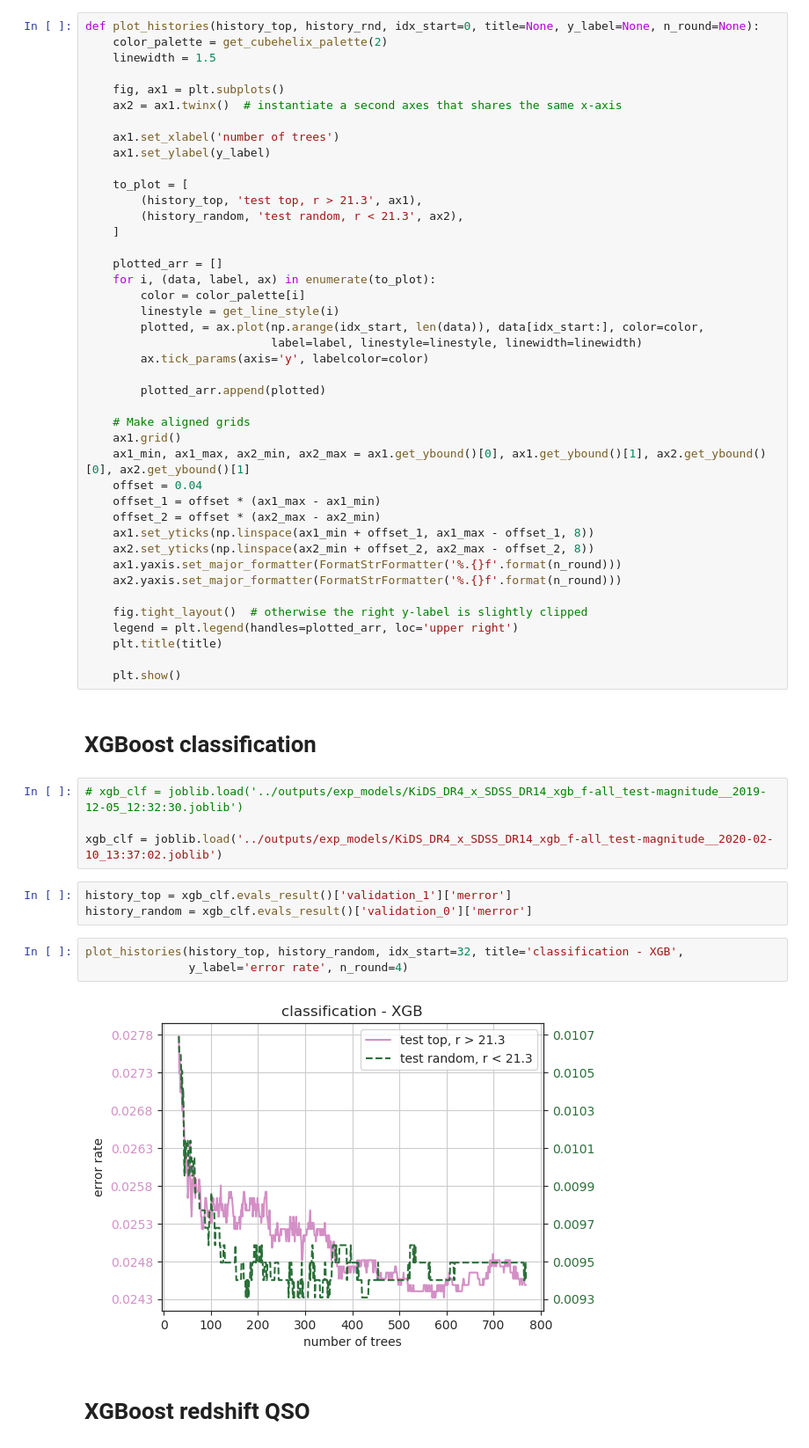
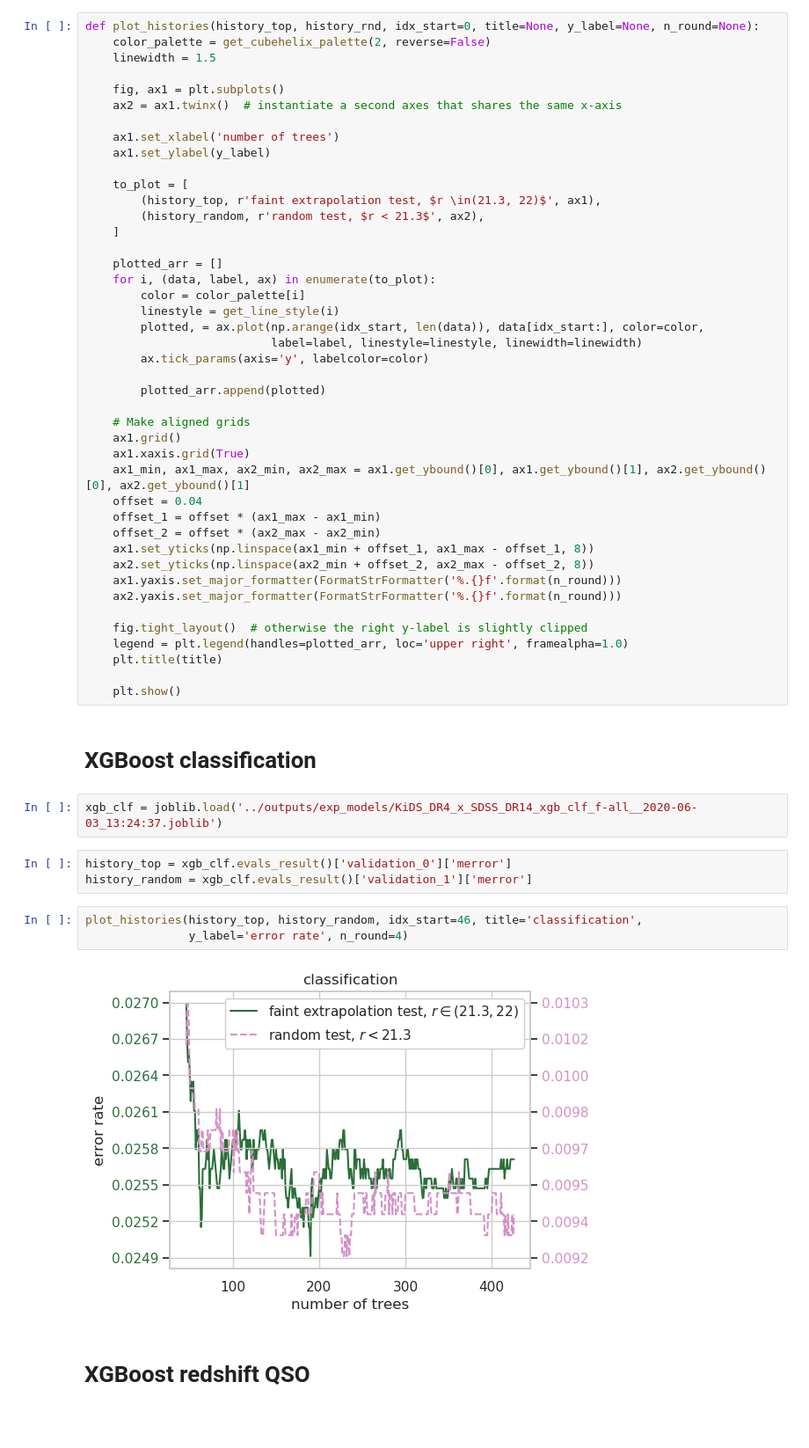
Before and after one commit to snakoneczny/kids-quasars, a Jupyter notebook: notebooks/plot_learning_history.ipynb, the cells around one changed output. Shown at 88% size. Saved outputs shown, nothing was run; the diff lists cells and outputs as text; blank space fills up the shorter version.

```diff
--- a/notebooks/plot_learning_history.ipynb
+++ b/notebooks/plot_learning_history.ipynb
@@ -24,6 +22,6 @@ sns.set_palette('cubehelix')
 # %%
 def plot_histories(history_top, history_rnd, idx_start=0, title=None, y_label=None, n_round=None):
-    color_palette = get_cubehelix_palette(2)
+    color_palette = get_cubehelix_palette(2, reverse=False)
     linewidth = 1.5
 
     fig, ax1 = plt.subplots()
@@ -33,8 +31,8 @@ def plot_histories(history_top, history_rnd, idx_start=0, title=None, y_label=No
     ax1.set_ylabel(y_label)
 
     to_plot = [
-        (history_top, 'test top, r > 21.3', ax1),
-        (history_random, 'test random, r < 21.3', ax2),
+        (history_top, r'faint extrapolation test, $r \in(21.3, 22)$', ax1),
+        (history_random, r'random test, $r < 21.3$', ax2),
     ]
 
     plotted_arr = []
@@ -49,6 +47,7 @@ def plot_histories(history_top, history_rnd, idx_start=0, title=None, y_label=No
 
     # Make aligned grids
     ax1.grid()
+    ax1.xaxis.grid(True)
     ax1_min, ax1_max, ax2_min, ax2_max = ax1.get_ybound()[0], ax1.get_ybound()[1], ax2.get_ybound()[0], ax2.get_ybound()[1]
     offset = 0.04
     offset_1 = offset * (ax1_max - ax1_min)
@@ -59,23 +58,21 @@ def plot_histories(history_top, history_rnd, idx_start=0, title=None, y_label=No
     ax2.yaxis.set_major_formatter(FormatStrFormatter('%.{}f'.format(n_round)))
 
     fig.tight_layout()  # otherwise the right y-label is slightly clipped
-    legend = plt.legend(handles=plotted_arr, loc='upper right')
+    legend = plt.legend(handles=plotted_arr, loc='upper right', framealpha=1.0)
     plt.title(title)
 
     plt.show()
 # %% [markdown]
 # XGBoost classification
-# %%
-# xgb_clf = joblib.load('../outputs/exp_models/KiDS_DR4_x_SDSS_DR14_xgb_f-all_test-magnitude__2019-12-05_12:32:30.joblib')
-
-xgb_clf = joblib.load('../outputs/exp_models/KiDS_DR4_x_SDSS_DR14_xgb_f-all_test-magnitude__2020-02-10_13:37:02.joblib')
+# %%
+xgb_clf = joblib.load('../outputs/exp_models/KiDS_DR4_x_SDSS_DR14_xgb_clf_f-all__2020-06-03_13:24:37.joblib')
 # %%
-history_top = xgb_clf.evals_result()['validation_1']['merror']
-history_random = xgb_clf.evals_result()['validation_0']['merror']
+history_top = xgb_clf.evals_result()['validation_0']['merror']
+history_random = xgb_clf.evals_result()['validation_1']['merror']
 # %%
-plot_histories(history_top, history_random, idx_start=32, title='classification - XGB',
+plot_histories(history_top, history_random, idx_start=46, title='classification',
                y_label='error rate', n_round=4)
 # %% [output]
-[figure, old version]
+[figure, new version]
 # %% [markdown]
 # XGBoost redshift QSO
```
Also changed, not shown: parts of 9 cells of this notebook, 9 other files.
